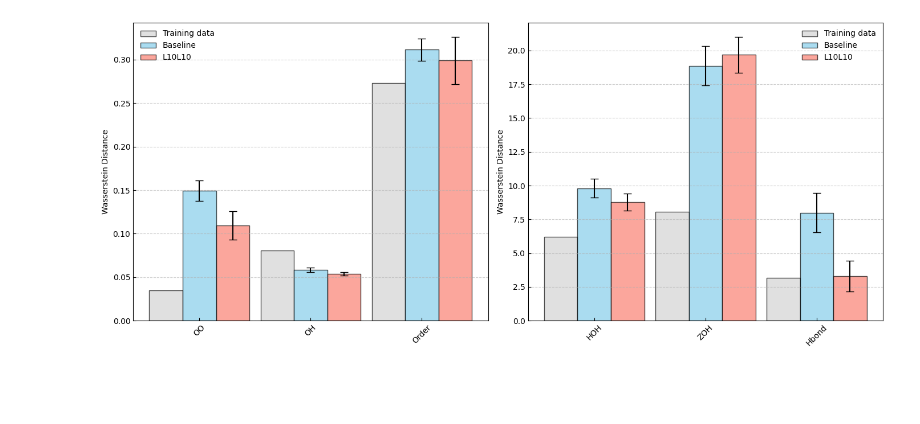
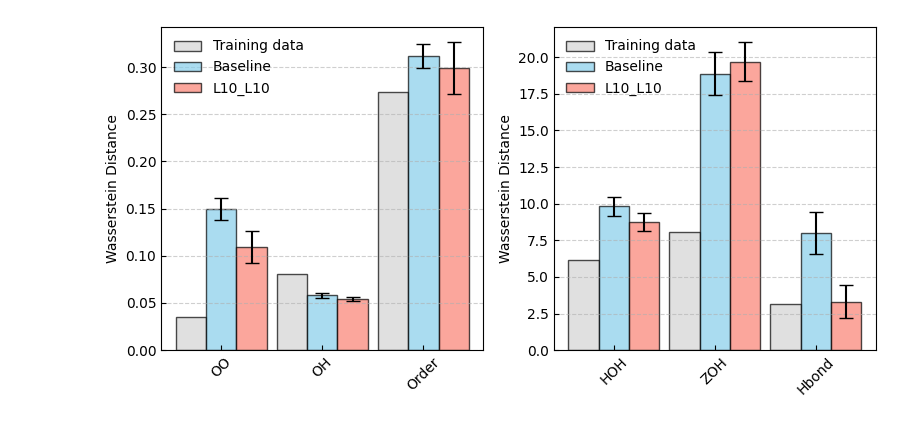
Before and after one commit to huangchieh/StructureMetrics, a Jupyter notebook: 03_plots.ipynb, the cells around one changed output. Saved outputs shown, nothing was run; the diff lists cells and outputs as text; code cells hidden in the pictures; blank space fills up the shorter version.

```diff
--- a/03_plots.ipynb
+++ b/03_plots.ipynb
@@ -9,6 +80,7 @@ baseOut = 'Outputs'
 with open('{}/similarities_{}.json'.format(baseOut, ground_truth), "r") as file:
     similarities = json.load(file)
 # %%
+numeric_columns = ["OO", "OH", "HOH", "ZOH", "Hbond", "Order"]
 df = pd.DataFrame(columns = ['Structure', 'Truth', 'OO', 'OH', 'HOH', 'ZOH', 'Hbond', 'Order'])
 for i, (key, value) in enumerate(similarities.items()):
     df.loc[i] = [key, ground_truth, value['OO_dist']['wdistancec'], value['OH_dist']['wdistancec'], value['HOH_dist']['wdistancec'], value['ThetaOH_dist']['wdistancec'], value['Hbonds']['wdistancec'], value['OrderP']['wdistancec']]
@@ -15,4 +103,5 @@ for i, (key, value) in enumerate(similarities.items()):
 # %%
-
 df_ref = df[df["Structure"].str.contains("Ref")]
-df_L10L10 = df[df["Structure"].str.contains("L10_L10")]
+df_P = df[df["Structure"] == 'P'] # The cropped version of Ref, including very large configurations
+model='L10_L10'
+df_model = df[df["Structure"].str.contains("_{}_".format(model))] # From selected model
@@ -21,75 +108,4 @@ df_P = df[df["Structure"] == 'P']
 # %%
-def plot_comparison_subplots(df0, df1, df2, numeric_columns, small_range_features, large_range_features, label0="Dataset 0", label1="Dataset 1", label2="Dataset 2", save_as=None):
-    """
-    Plots a comparison of mean values with error bars for three datasets,
-    using two subplots: one for small-range features and one for large-range features.
-
-    Parameters:
-    df0 (pd.DataFrame): First dataset.
-    df1 (pd.DataFrame): Second dataset.
-    df2 (pd.DataFrame): Third dataset.
-    numeric_columns (list): List of all numeric columns.
-    small_range_features (list): Features with small values to be plotted separately.
-    large_range_features (list): Features with larger values.
-    label0 (str): Label for the first dataset.
-    label1 (str): Label for the second dataset.
-    label2 (str): Label for the third dataset.
-    save_as (str, optional): File path to save the figure.
-
-    Returns:
-    None
-    """
-    # Compute mean and standard deviation for all datasets
-    mean_values0 = df0[numeric_columns].mean()
-    std_values0 = df0[numeric_columns].std()
-    mean_values1 = df1[numeric_columns].mean()
-    std_values1 = df1[numeric_columns].std()
-    mean_values2 = df2[numeric_columns].mean()
-    std_values2 = df2[numeric_columns].std()
-
-    # Define bar width and positions
-    x1 = np.arange(len(small_range_features))  # X positions for small range features
-    x2 = np.arange(len(large_range_features))  # X positions for large range features
-    bar_width = 0.3  # Adjusted width for three bars
-
-    # Create figure with subplots
-    fig, axes = plt.subplots(1, 2, figsize=(14, 6))
-
-    # Plot for small range features
-    axes[0].bar(x1 - bar_width, mean_values0[small_range_features], yerr=std_values0[small_range_features], capsize=5,
-                alpha=0.7, width=bar_width, label=label0, color='lightgray', edgecolor='black')
-    axes[0].bar(x1, mean_values1[small_range_features], yerr=std_values1[small_range_features], capsize=5,
-                alpha=0.7, width=bar_width, label=label1, color='skyblue', edgecolor='black')
-    axes[0].bar(x1 + bar_width, mean_values2[small_range_features], yerr=std_values2[small_range_features], capsize=5,
-                alpha=0.7, width=bar_width, label=label2, color='salmon', edgecolor='black')
-
-    # Plot for large range features
-    axes[1].bar(x2 - bar_width, mean_values0[large_range_features], yerr=std_values0[large_range_features], capsize=5,
-                alpha=0.7, width=bar_width, label=label0, color='lightgray', edgecolor='black')
-    axes[1].bar(x2, mean_values1[large_range_features], yerr=std_values1[large_range_features], capsize=5,
-                alpha=0.7, width=bar_width, label=label1, color='skyblue', edgecolor='black')
-    axes[1].bar(x2 + bar_width, mean_values2[large_range_features], yerr=std_values2[large_range_features], capsize=5,
-                alpha=0.7, width=bar_width, label=label2, color='salmon', edgecolor='black')
-
-    # Labels and titles for both subplots
-    axes[0].set_ylabel("Wasserstein Distance")
-    axes[0].set_xticks(ticks=x1)
-    axes[0].set_xticklabels(small_range_features, rotation=45)
-    axes[0].grid(axis='y', linestyle='--', alpha=0.6)
-    axes[0].legend()
-
-    axes[1].set_ylabel("Wasserstein Distance")
-    axes[1].set_xticks(ticks=x2)
-    axes[1].set_xticklabels(large_range_features, rotation=45)
-    axes[1].grid(axis='y', linestyle='--', alpha=0.6)
-    axes[1].legend()
-
-    # Adjust layout and show plot
-    plt.tight_layout()
-    if save_as is not None:
-        plt.savefig(save_as)
-    plt.show()
-
-plot_comparison_subplots(df_P, df_ref, df_L10L10, numeric_columns, ['OO', 'OH', 'Order'], ['HOH', 'ZOH', 'Hbond'], label0="Training data", label1="Baseline", label2="L10L10", save_as='{}/comparision_to_{}.pdf'.format(baseOut, ground_truth))
+plot_comparison_subplots(df_P, df_ref, df_model, numeric_columns, ['OO', 'OH', 'Order'], ['HOH', 'ZOH', 'Hbond'], label0="Training data", label1="Baseline", label2=model, save_as='{}/{}_comparision_to_{}.pdf'.format(baseOut, model, ground_truth))
 # %% [output]
-[figure, old version]
+[figure, new version]
```
Also changed, not shown: parts of 14 cells of this notebook.
